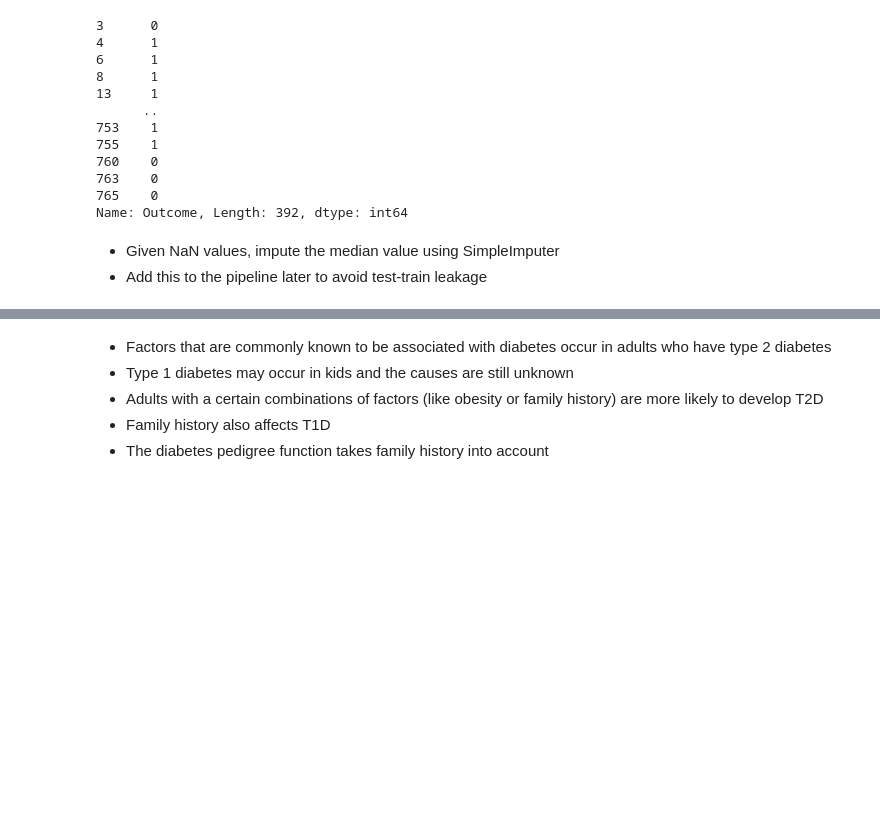
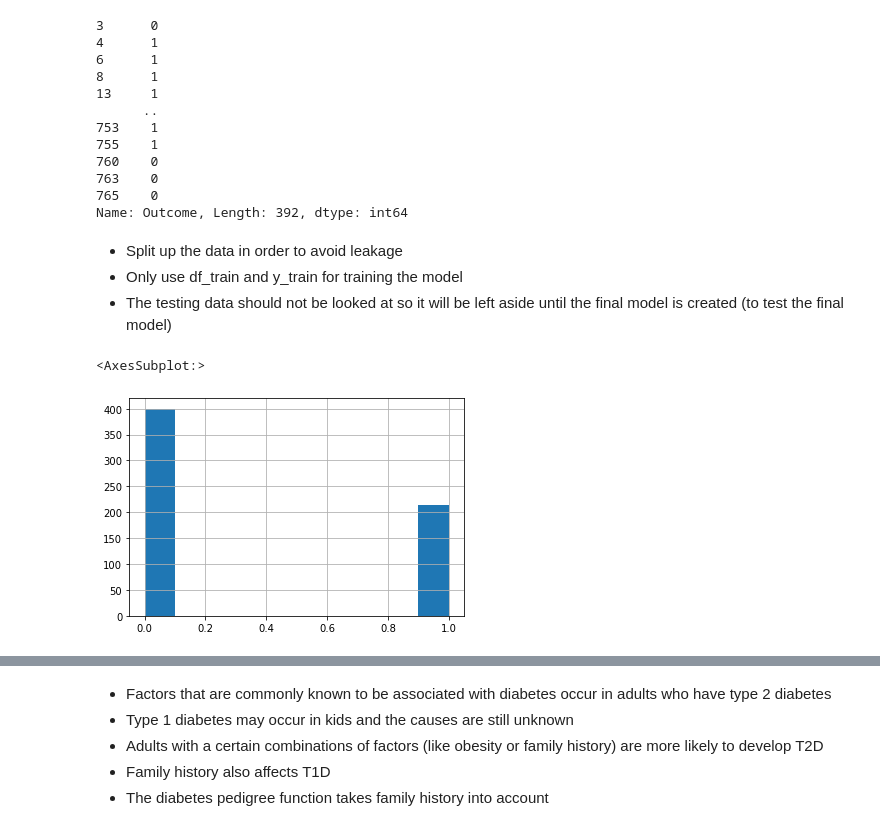
Before and after one commit to nico-palmar/ML_notebooks, a Jupyter notebook: xgb-diabetic-predictions.ipynb, the cells around one changed output, grey strips where cells are left out. Saved outputs shown, nothing was run; the diff lists cells and outputs as text; code cells hidden in the pictures; blank space fills up the shorter version.

```diff
--- a/xgb-diabetic-predictions.ipynb
+++ b/xgb-diabetic-predictions.ipynb
@@ -138,6 +125,3 @@ testing_y
 763    0
 765    0
 Name: Outcome, Length: 392, dtype: int64
-# %% [markdown]
-- Given NaN values, impute the median value using SimpleImputer
-- Add this to the pipeline later to avoid test-train leakage
@@ -147,0 +128,4 @@ Name: Outcome, Length: 392, dtype: int64
+# %% [markdown]
+- Split up the data in order to avoid leakage
+- Only use df_train and y_train for training the model
+- The testing data should not be looked at so it will be left aside until the final model is created (to test the final model)
@@ -147,0 +136,5 @@ Name: Outcome, Length: 392, dtype: int64
+# %%
+y_train.hist()
+# %% [output]
+<AxesSubplot:>
+[figure, added]
```
Also changed, not shown: parts of 15 cells of this notebook.
